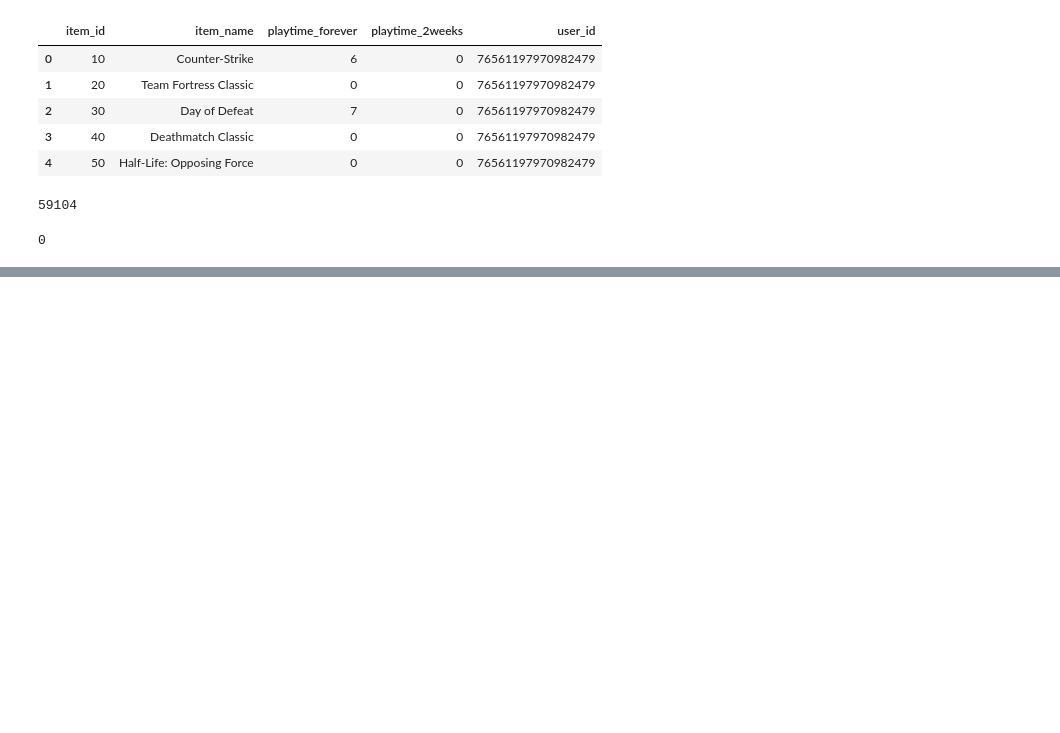
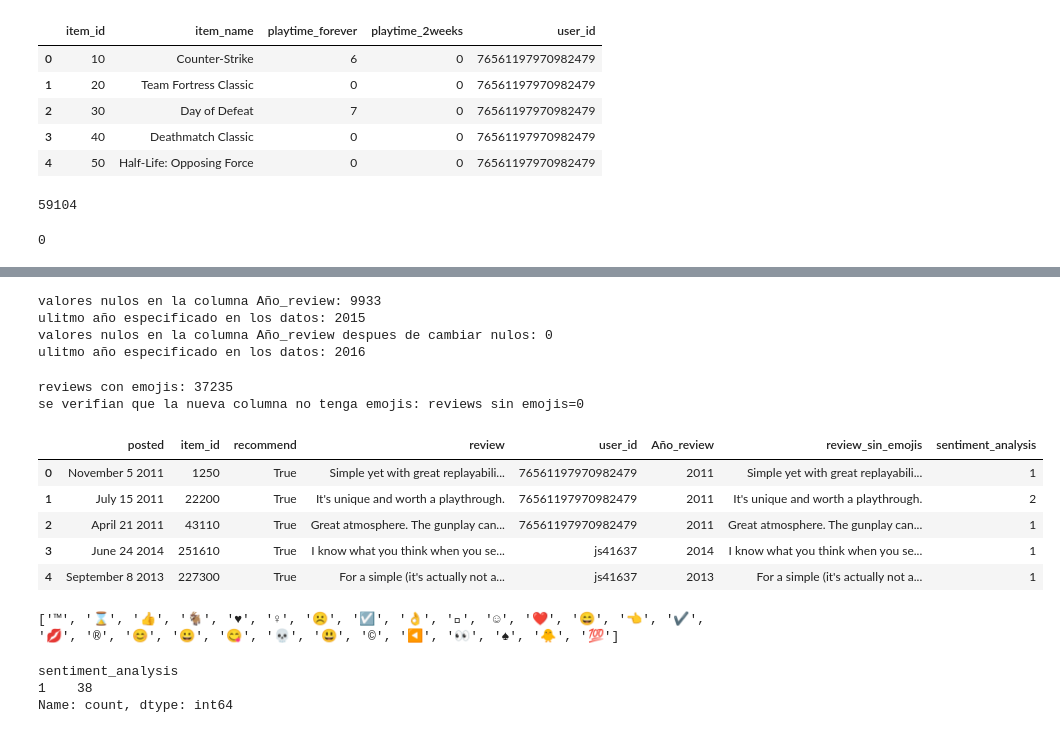
Before and after one commit to JUrielCerecero/PI-MLOPS, a Jupyter notebook: ETL.ipynb, the cells around one changed output, grey strips where cells are left out. Cells and saved outputs as stored; diff of their text form; code cells hidden in the pictures; blank space fills up the shorter version.

```diff
--- a/ETL.ipynb
+++ b/ETL.ipynb
@@ -320,0 +503,7 @@ dfreviews2.head()
+# %%
+#quitamos la palabra posted, las comas y puntos
+dfreviews.posted=dfreviews.posted.str.removeprefix('Posted ').str.replace(',','').str.replace('.','')
+# %%
+#sacamos el año de la columna posted
+dfreviews['Año_review']=dfreviews.posted.str.split(expand=True)[2]
+dfreviews.head()
@@ -320,0 +517,69 @@ dfreviews2.head()
+# %%
+# En la platfroma Steam, los reviews que no tienen año indican que fueron realizados en el año e curso
+#lo que nos indica que el año mas grande en la lista de años unicos es el 2015, el año en curso es el 2016
+print(f'valores nulos en la columna Año_review: {dfreviews.Año_review.isnull().sum()}')
+print(f'ulitmo año especificado en los datos: {dfreviews.Año_review.sort_values(ascending=False).unique()[0]}')
+#procedemos a relllenar los años faltantes con 2016
+dfreviews.Año_review.fillna('2016',inplace=True)
+#verificamos que ya se cambio el dato y que no hay nulos
+print(f'valores nulos en la columna Año_review despues de cambiar nulos: {dfreviews.Año_review.isnull().sum()}')
+print(f'ulitmo año especificado en los datos: {dfreviews.Año_review.sort_values(ascending=False).unique()[0]}')
+# %% [output]
+valores nulos en la columna Año_review: 9933
+ulitmo año especificado en los datos: 2015
+valores nulos en la columna Año_review despues de cambiar nulos: 0
+ulitmo año especificado en los datos: 2016
+# %%
+#checamos que las reviews contienen emojis, lo cual afectara al analisis de sentimientos
+print(f'reviews con emojis: {dfreviews.review.apply(lambda x: emoji.emoji_count(x)).sum()}')
+dfreviews['review_sin_emojis']=dfreviews.review.apply(lambda x: emoji.demojize(x))
+print(f'se verifian que la nueva columna no tenga emojis: reviews sin emojis={dfreviews.review_sin_emojis.apply(lambda x: emoji.emoji_count(x)).sum()}')
+# %% [output]
+reviews con emojis: 37235
+se verifian que la nueva columna no tenga emojis: reviews sin emojis=0
+# %%
+def get_sentiment_label(text):
+    analysis = TextBlob(text)
+    polarity = analysis.sentiment.polarity
+
+    if polarity < -0.2:
+        return 0  # Malo
+    elif polarity > 0.2:
+        return 2  # Positivo
+    else:
+        return 1  # Neutral
+
+# Aplicar la función a la columna 'review' y crear la nueva columna 'sentiment_analysis'
+dfreviews['sentiment_analysis'] = dfreviews['review'].apply(get_sentiment_label)
+
+# Mostrar las primeras filas para verificar los cambios
+dfreviews.head()
+# %% [output]
+|  | posted | item_id | recommend | review | user_id | Año_review | review_sin_emojis | sentiment_analysis |
+| 0 | November 5 2011 | 1250 | True | Simple yet with great replayabili... | 76561197970982479 | 2011 | Simple yet with great replayabili... | 1 |
+| 1 | July 15 2011 | 22200 | True | It's unique and worth a playthrough. | 76561197970982479 | 2011 | It's unique and worth a playthrough. | 2 |
+| 2 | April 21 2011 | 43110 | True | Great atmosphere. The gunplay can... | 76561197970982479 | 2011 | Great atmosphere. The gunplay can... | 1 |
+| 3 | June 24 2014 | 251610 | True | I know what you think when you se... | js41637 | 2014 | I know what you think when you se... | 1 |
+| 4 | September 8 2013 | 227300 | True | For a simple (it's actually not a... | js41637 | 2013 | For a simple (it's actually not a... | 1 |
+# %%
+# Función para obtener una lista de emojis únicos de un texto
+def obtener_emojis_unicos(texto):
+    return list(set(c for c in texto if c in emoji.EMOJI_DATA))
+
+# Aplicar la función a la columna 'comentarios' del DataFrame
+emojis_unicos = dfreviews.review.apply(obtener_emojis_unicos)
+
+# Convertir la lista de listas resultante en una lista plana de emojis únicos
+emojis_unicos = list(set([emoji for sublist in emojis_unicos for emoji in sublist]))
+
+# Imprimir la lista de emojis únicos
+print(emojis_unicos)
+# %% [output]
+['™', '⌛', '👍', '🐐', '♥', '♀', '☹', '☑', '👌', '🏻', '☺', '❤', '😄', '👈', '✔', '💋', '®', '😊', '😀', '😋', '💀', '😃', '©', '◀', '👀', '♠', '🐥', '💯']
+# %%
+#verificamos que las reviews donde no se escribió nada tengan 1 como valor como esta indicado en la consigna
+dfreviews.sentiment_analysis[(dfreviews.review=='')|(dfreviews.review==' ')].value_counts()
+# %% [output]
+sentiment_analysis
+1    38
+Name: count, dtype: int64
```
Also changed, not shown: parts of 42 cells of this notebook.
